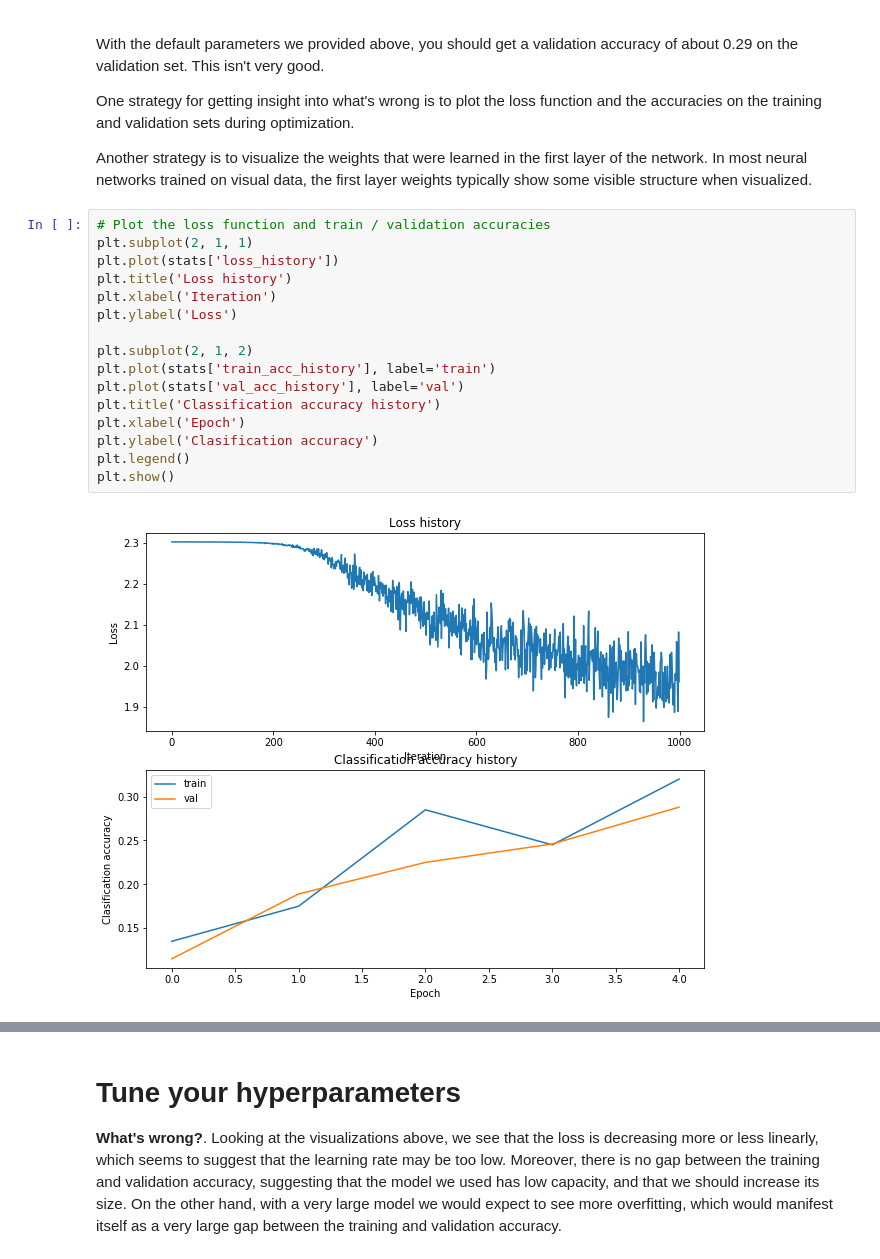
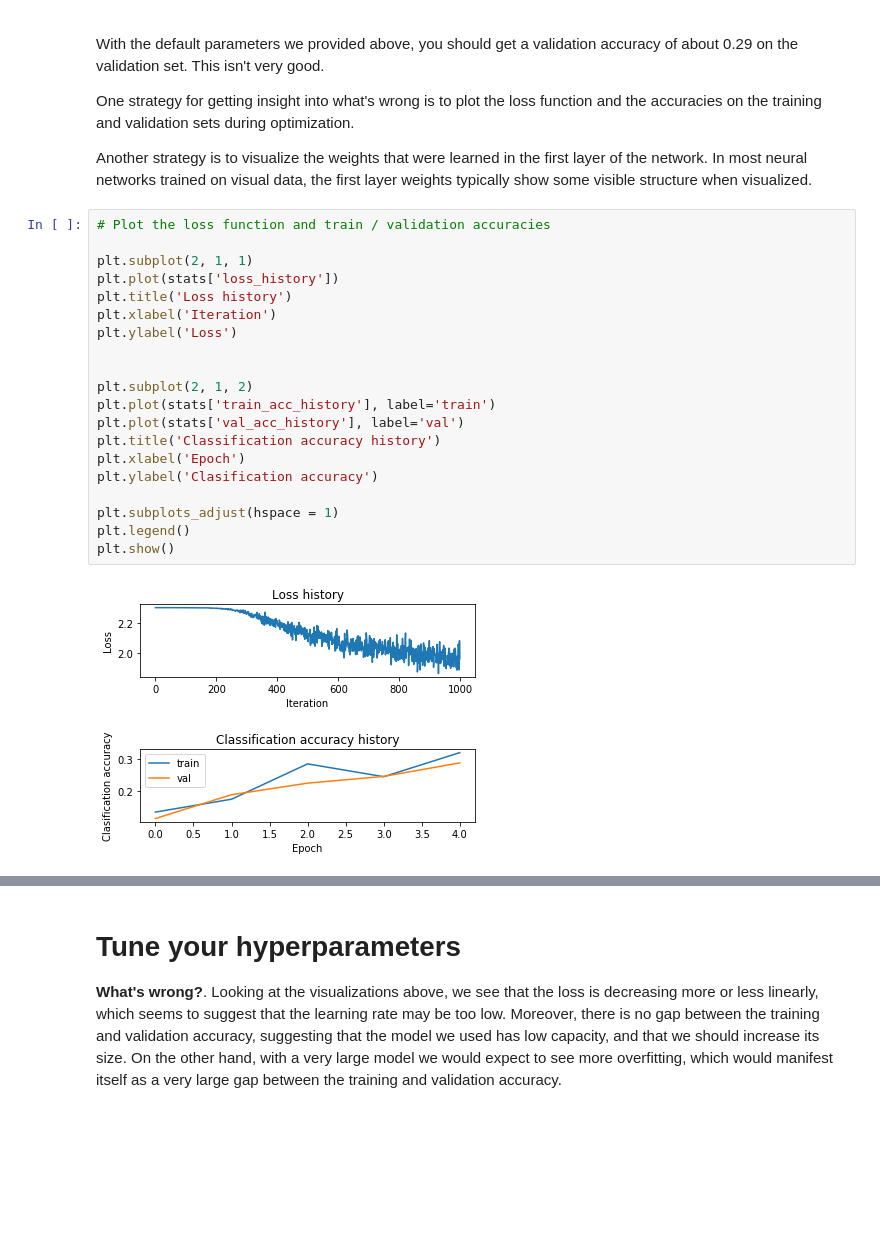
Before and after one commit to sgmath12/cs231n, a Jupyter notebook: spring1718_assignment1/assignment1/two_layer_net.ipynb, the cells around one changed output, grey strips where cells are left out. Drawn from its saved outputs; the diff is of its cells as text; blank space fills up the shorter version.

```diff
--- a/spring1718_assignment1/assignment1/two_layer_net.ipynb
+++ b/spring1718_assignment1/assignment1/two_layer_net.ipynb
@@ -245,22 +244,26 @@ One strategy for getting insight into what's wrong is to plot the loss function
 Another strategy is to visualize the weights that were learned in the first layer of the network. In most neural networks trained on visual data, the first layer weights typically show some visible structure when visualized.
 # %%
 # Plot the loss function and train / validation accuracies
+
 plt.subplot(2, 1, 1)
 plt.plot(stats['loss_history'])
 plt.title('Loss history')
 plt.xlabel('Iteration')
 plt.ylabel('Loss')
+
 
 plt.subplot(2, 1, 2)
 plt.plot(stats['train_acc_history'], label='train')
 plt.plot(stats['val_acc_history'], label='val')
 plt.title('Classification accuracy history')
 plt.xlabel('Epoch')
 plt.ylabel('Clasification accuracy')
+
+plt.subplots_adjust(hspace = 1)
 plt.legend()
 plt.show()
 # %% [output]
-[figure, old version]
+[figure, new version]
 # %%
 from cs231n.vis_utils import visualize_grid
 
```
Also changed, not shown: parts of 6 cells of this notebook, 2 other files.
